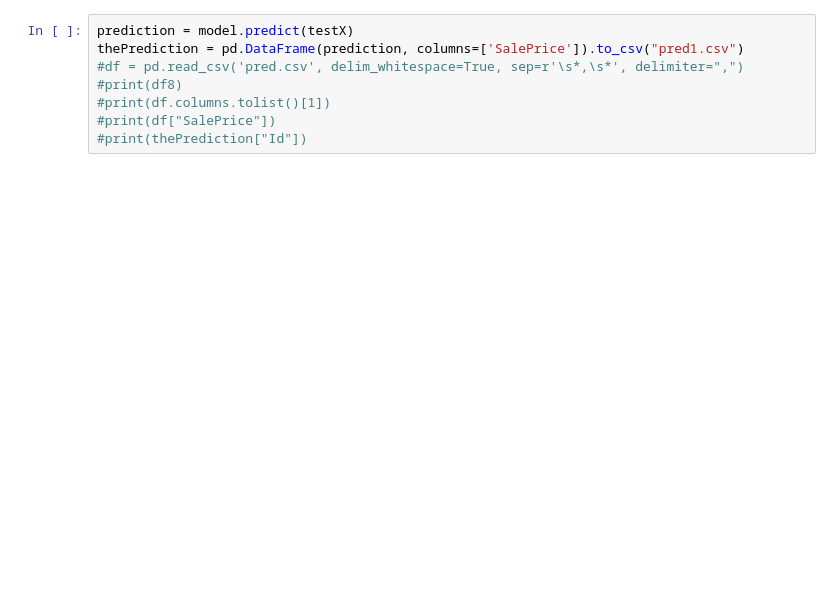
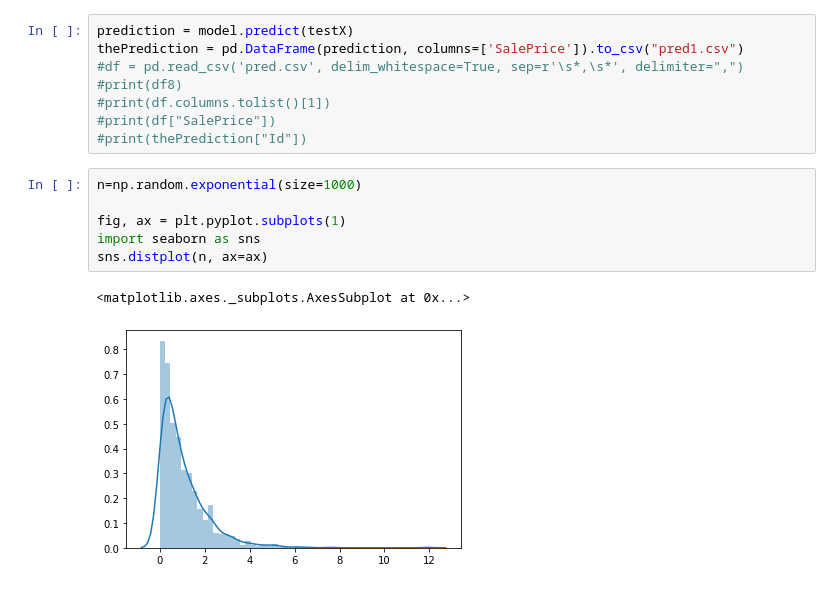
Before and after one commit to Kattenelvis/Kaggle-Houses, a Jupyter notebook: new project with deep learning.ipynb, the cells around one changed output. Saved outputs shown, nothing was run; the diff lists cells and outputs as text; blank space fills up the shorter version.

```diff
--- a/new project with deep learning.ipynb
+++ b/new project with deep learning.ipynb
@@ -59,3 +59,12 @@ thePrediction = pd.DataFrame(prediction, columns=['SalePrice']).to_csv("pred1.cs
 #print(df.columns.tolist()[1])
 #print(df["SalePrice"])
 #print(thePrediction["Id"])
+# %%
+n=np.random.exponential(size=1000)
+
+fig, ax = plt.pyplot.subplots(1)
+import seaborn as sns
+sns.distplot(n, ax=ax)
+# %% [output]
+<matplotlib.axes._subplots.AxesSubplot at 0x...>
+[figure, added]
```
Also changed, not shown: parts of 4 cells of this notebook, 1 other file.
